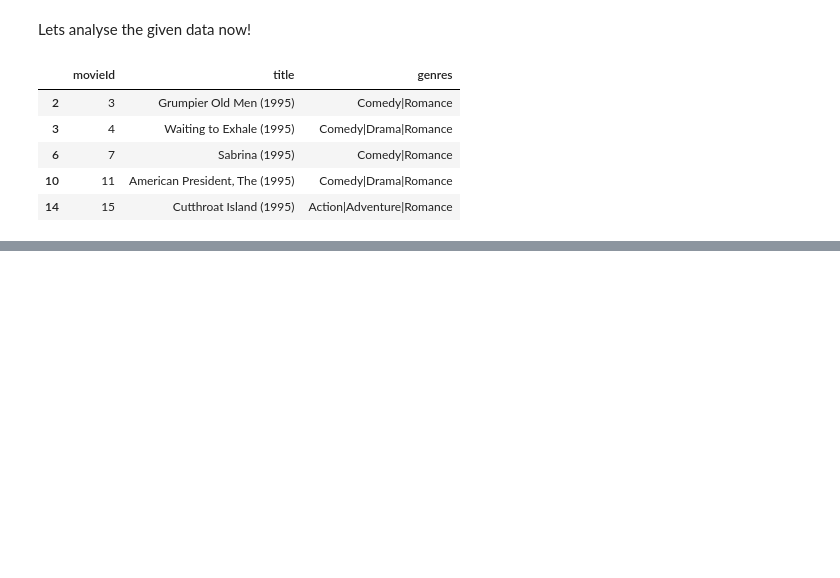
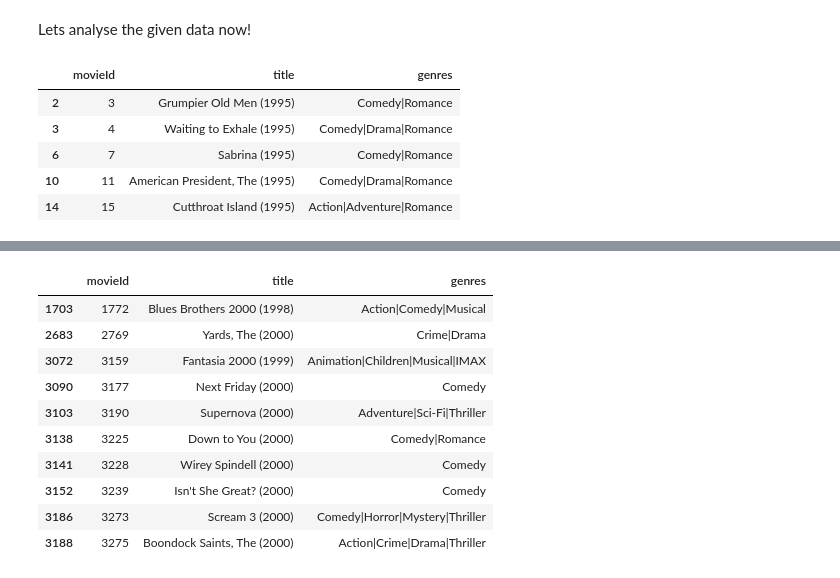
Before and after one commit to pramodh18/Movies, a Jupyter notebook: MovieLens.ipynb, the cells around one changed output, grey strips where cells are left out. Cells and saved outputs as stored; diff of their text form; code cells hidden in the pictures; blank space fills up the shorter version.

```diff
--- a/MovieLens.ipynb
+++ b/MovieLens.ipynb
@@ -133,0 +163,15 @@ Comedy_movies=movies['genres'].str.contains('Comedy')
+# %%
+movie_search = movies['title'].str.contains('2000')
+movies[movie_search].head(10)
+# %% [output]
+|  | movieId | title | genres |
+| 1703 | 1772 | Blues Brothers 2000 (1998) | Action|Comedy|Musical |
+| 2683 | 2769 | Yards, The (2000) | Crime|Drama |
+| 3072 | 3159 | Fantasia 2000 (1999) | Animation|Children|Musical|IMAX |
+| 3090 | 3177 | Next Friday (2000) | Comedy |
+| 3103 | 3190 | Supernova (2000) | Adventure|Sci-Fi|Thriller |
+| 3138 | 3225 | Down to You (2000) | Comedy|Romance |
+| 3141 | 3228 | Wirey Spindell (2000) | Comedy |
+| 3152 | 3239 | Isn't She Great? (2000) | Comedy |
+| 3186 | 3273 | Scream 3 (2000) | Comedy|Horror|Mystery|Thriller |
+| 3188 | 3275 | Boondock Saints, The (2000) | Action|Crime|Drama|Thriller |
```
Also changed, not shown: parts of 16 cells of this notebook.
